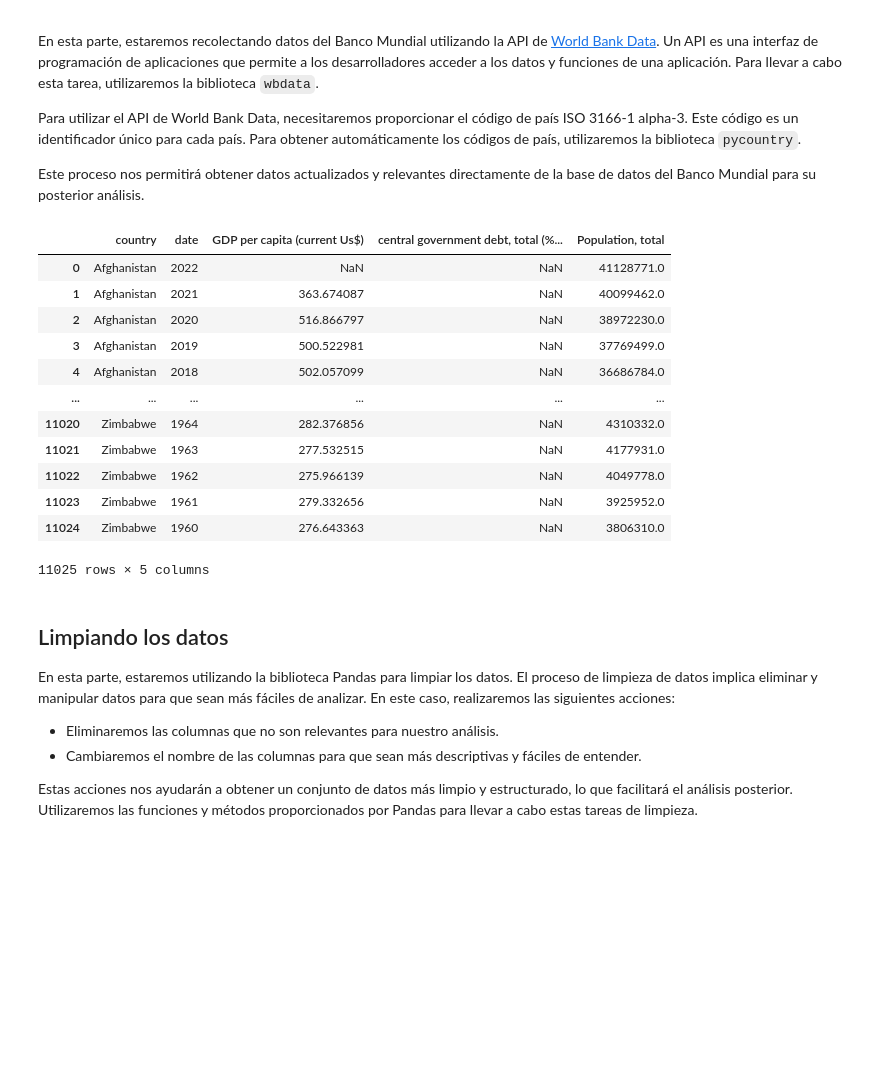
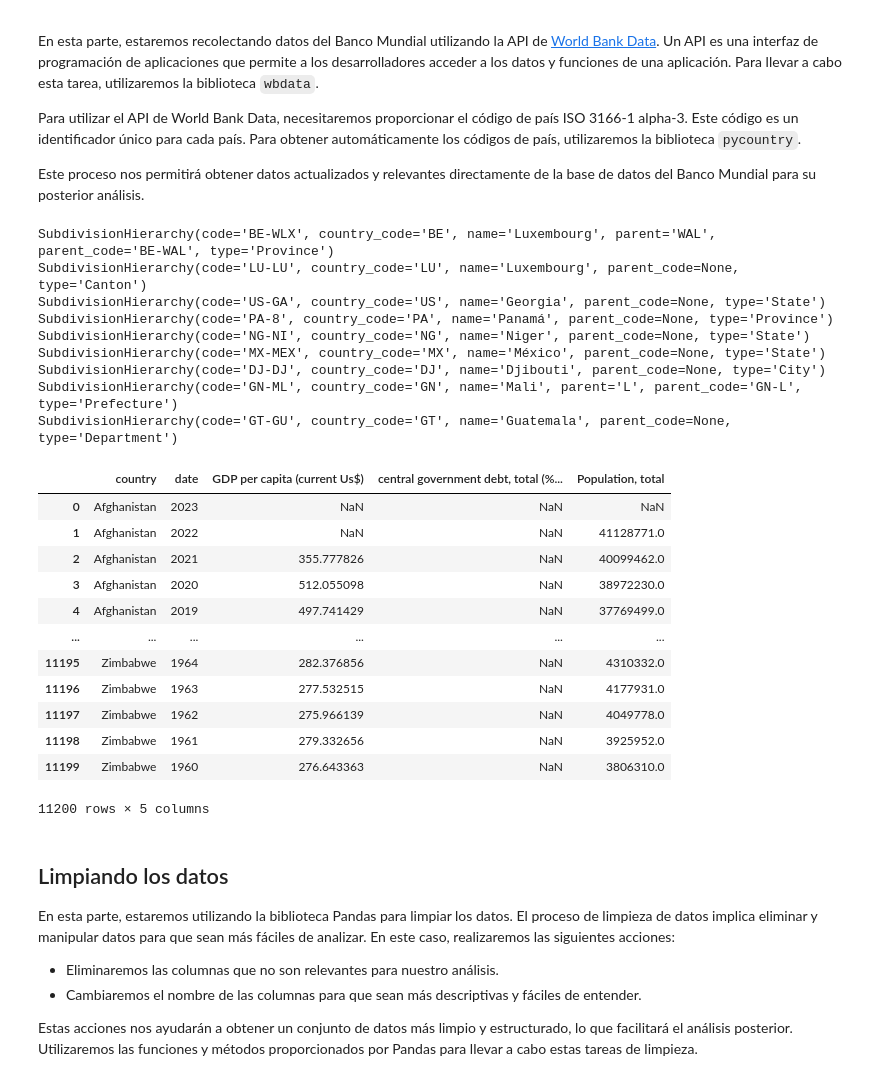
Before and after one commit to ouslan/estadisticas, a Jupyter notebook: clase.ipynb, the cells around one changed output. Saved outputs shown, nothing was run; the diff lists cells and outputs as text; code cells hidden in the pictures; blank space fills up the shorter version.

```diff
--- a/clase.ipynb
+++ b/clase.ipynb
@@ -69,29 +69,29 @@ En esta parte, estaremos recolectando los datos de la página web del [Índice d
 # Parte de web scraping
 url = 'https://en.wikipedia.org/wiki/corruption_Perceptions_Index'
 html = requests.get(url).content
-# Recoleccion de datos de cpi paa 2020-2022
-df_list = pd.read_html(html,match='2022')
+# Recoleccion de datos de cpi paa 2020-2023
+df_list = pd.read_html(html, match='2023')
 df_2022 = df_list[-1]
 df_2022.drop(columns=df_2022.columns[0], axis=1, inplace=True)
 
 # Repiticion de web scraping para los demas años
 # Recoleccion de datos de cpi paa 2010-2019
-df_list = pd.read_html(html,match='2014')
+df_list = pd.read_html(html, match='2014')
 df_2019 = df_list[-1]
 df_2019.drop(columns=df_2019.columns[0], axis=1, inplace=True)
 
 # Recoleccion de datos de cpi paa 2000-2009
-df_list = pd.read_html(html,match='2009')
+df_list = pd.read_html(html, match='2009')
 df_2009 = df_list[-1]
 df_2009.drop(columns=df_2009.columns[0], axis=1, inplace=True)
 
 # Recoleccion de datos de cpi paa 1995-1999
-df_list = pd.read_html(html,match='1995')
+df_list = pd.read_html(html, match='1995')
 df_1999 = df_list[-1]
 df_1999.drop(columns=df_1999.columns[0], axis=1, inplace=True)
 
 # Cambio de nombre de columnas
-df_2022.columns = ['country', 'score 2022','change 2022','score 2021','change 2021','score 2020','change 2020']
+df_2022.columns = ['country', 'score 2023','change 2023','score 2022','change 2022','score 2021','change 2021','score 2020','change 2020']
 df_2022.drop_duplicates(subset='country', keep='first', inplace=True)
 
 df_2019.columns = ['country', 'score 2019','change 2019','score 2018','change 2018','score 2017','change 2017',
@@ -165,46 +165,55 @@ Este proceso nos permitirá obtener datos actualizados y relevantes directamente
 # Conseguir el codigo ISO3 de cada pais
 for i in range(len(df)):
     try:
         df.loc[i,'ISO3'] = pycountry.countries.search_fuzzy(df.loc[i,'country'])[0].alpha_3
     except:
         df.loc[i,'ISO3'] = np.nan
 
 # Conseguir indicadores y paises de banco mundial
 country = []
 for i in df['ISO3']:
     country.append(str(i))
 
 for i in range(len(country)):
     if country[i] == 'nan':
         country[i] = 'WLD'
 
 indicators = {"NY.GDP.PcAP.cD": "GDP per capita (current Us$)",
               'Gc.DOD.TOTL.GD.Zs': "central government debt, total (% of GDP)", "SP.POP.TOTL": "Population, total"}
 
 # Remover duplicados
 country = list(dict.fromkeys(country))
 
 # obtener datos de banco mundial por medio del API
-df_wb = wbdata.get_dataframe(indicators, country=country, convert_date=False)
+df_wb = wbdata.get_dataframe(indicators, country=country)
 df_wb = df_wb.reset_index()
 df_wb = df_wb.rename(columns={'NY.GDP.PcAP.cD': 'GDP per capita (current Us$)',
                               'Gc.DOD.TOTL.GD.Zs': "central government debt, total (% of GDP)",
                               'SP.POP.TOTL': 'Population, total'})
 df_wb
 # %% [output]
+SubdivisionHierarchy(code='BE-WLX', country_code='BE', name='Luxembourg', parent='WAL', parent_code='BE-WAL', type='Province')
+SubdivisionHierarchy(code='LU-LU', country_code='LU', name='Luxembourg', parent_code=None, type='Canton')
+SubdivisionHierarchy(code='US-GA', country_code='US', name='Georgia', parent_code=None, type='State')
+SubdivisionHierarchy(code='PA-8', country_code='PA', name='Panamá', parent_code=None, type='Province')
+SubdivisionHierarchy(code='NG-NI', country_code='NG', name='Niger', parent_code=None, type='State')
+SubdivisionHierarchy(code='MX-MEX', country_code='MX', name='México', parent_code=None, type='State')
+SubdivisionHierarchy(code='DJ-DJ', country_code='DJ', name='Djibouti', parent_code=None, type='City')
+SubdivisionHierarchy(code='GN-ML', country_code='GN', name='Mali', parent='L', parent_code='GN-L', type='Prefecture')
+SubdivisionHierarchy(code='GT-GU', country_code='GT', name='Guatemala', parent_code=None, type='Department')
 |  | country | date | GDP per capita (current Us$) | central government debt, total (%... | Population, total |
-| 0 | Afghanistan | 2022 | NaN | NaN | 41128771.0 |
-| 1 | Afghanistan | 2021 | 363.674087 | NaN | 40099462.0 |
-| 2 | Afghanistan | 2020 | 516.866797 | NaN | 38972230.0 |
-| 3 | Afghanistan | 2019 | 500.522981 | NaN | 37769499.0 |
-| 4 | Afghanistan | 2018 | 502.057099 | NaN | 36686784.0 |
+| 0 | Afghanistan | 2023 | NaN | NaN | NaN |
+| 1 | Afghanistan | 2022 | NaN | NaN | 41128771.0 |
+| 2 | Afghanistan | 2021 | 355.777826 | NaN | 40099462.0 |
+| 3 | Afghanistan | 2020 | 512.055098 | NaN | 38972230.0 |
+| 4 | Afghanistan | 2019 | 497.741429 | NaN | 37769499.0 |
 | ... | ... | ... | ... | ... | ... |
-| 11020 | Zimbabwe | 1964 | 282.376856 | NaN | 4310332.0 |
-| 11021 | Zimbabwe | 1963 | 277.532515 | NaN | 4177931.0 |
-| 11022 | Zimbabwe | 1962 | 275.966139 | NaN | 4049778.0 |
-| 11023 | Zimbabwe | 1961 | 279.332656 | NaN | 3925952.0 |
-| 11024 | Zimbabwe | 1960 | 276.643363 | NaN | 3806310.0 |
+| 11195 | Zimbabwe | 1964 | 282.376856 | NaN | 4310332.0 |
+| 11196 | Zimbabwe | 1963 | 277.532515 | NaN | 4177931.0 |
+| 11197 | Zimbabwe | 1962 | 275.966139 | NaN | 4049778.0 |
+| 11198 | Zimbabwe | 1961 | 279.332656 | NaN | 3925952.0 |
+| 11199 | Zimbabwe | 1960 | 276.643363 | NaN | 3806310.0 |
-11025 rows × 5 columns
+11200 rows × 5 columns
 # %% [markdown]
 ## Limpiando los datos
 
```
Also changed, not shown: parts of 7 cells of this notebook.
